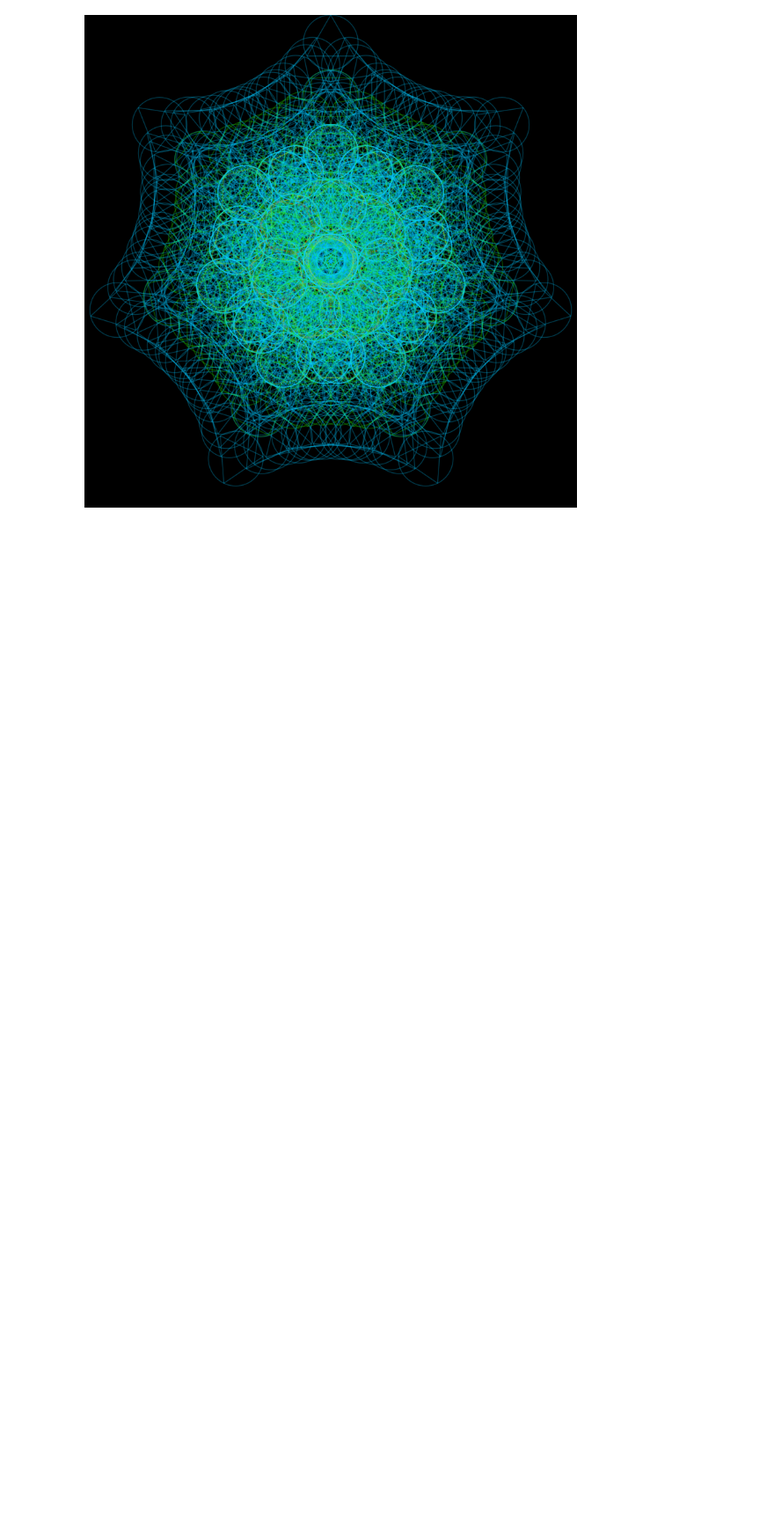
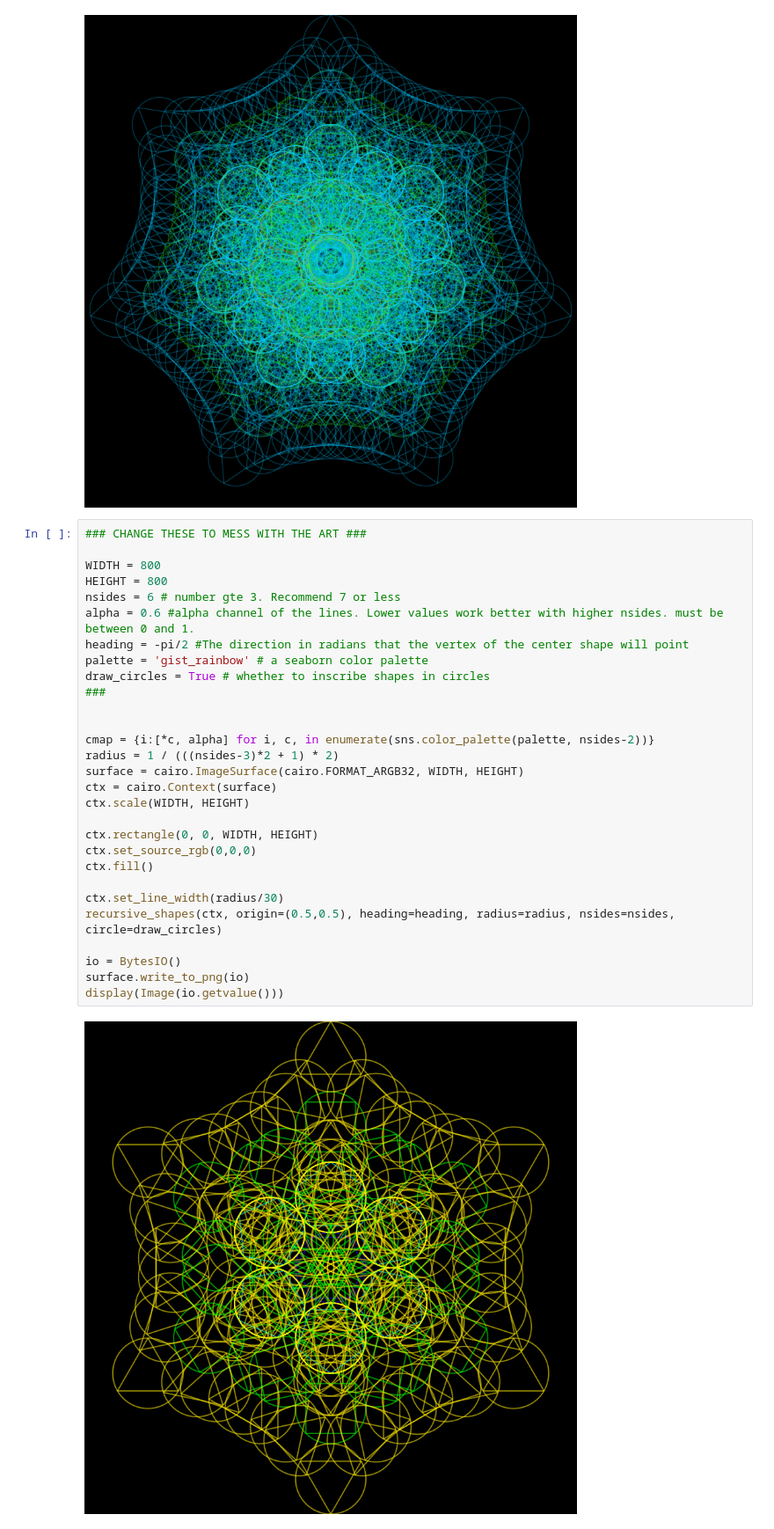
Before and after one commit to alexmanuele/creative, a Jupyter notebook: recursive_shapes/recursively_growing_polygons_cairo.ipynb, the cells around one changed output. Shown at 88% size. Cells and saved outputs as stored; diff of their text form; blank space fills up the shorter version.

```diff
--- a/recursive_shapes/cairo.ipynb
+++ b/recursive_shapes/recursively_growing_polygons_cairo.ipynb
@@ -253,3 +284,34 @@ surface.write_to_png(io)
 display(Image(io.getvalue()))
 # %% [output]
 [figure]
+# %%
+### CHANGE THESE TO MESS WITH THE ART ###
+
+WIDTH = 800
+HEIGHT = 800
+nsides = 6 # number gte 3. Recommend 7 or less
+alpha = 0.6 #alpha channel of the lines. Lower values work better with higher nsides. must be between 0 and 1.
+heading = -pi/2 #The direction in radians that the vertex of the center shape will point
+palette = 'gist_rainbow' # a seaborn color palette
+draw_circles = True # whether to inscribe shapes in circles
+###
+
+
+cmap = {i:[*c, alpha] for i, c, in enumerate(sns.color_palette(palette, nsides-2))}
+radius = 1 / (((nsides-3)*2 + 1) * 2)
+surface = cairo.ImageSurface(cairo.FORMAT_ARGB32, WIDTH, HEIGHT)
+ctx = cairo.Context(surface)
+ctx.scale(WIDTH, HEIGHT)
+
+ctx.rectangle(0, 0, WIDTH, HEIGHT)
+ctx.set_source_rgb(0,0,0)
+ctx.fill()
+
+ctx.set_line_width(radius/30)
+recursive_shapes(ctx, origin=(0.5,0.5), heading=heading, radius=radius, nsides=nsides, circle=draw_circles)
+
+io = BytesIO()
+surface.write_to_png(io)
+display(Image(io.getvalue()))
+# %% [output]
+[figure, added]
```
Also changed, not shown: parts of 11 cells of this notebook, 4 other files.
